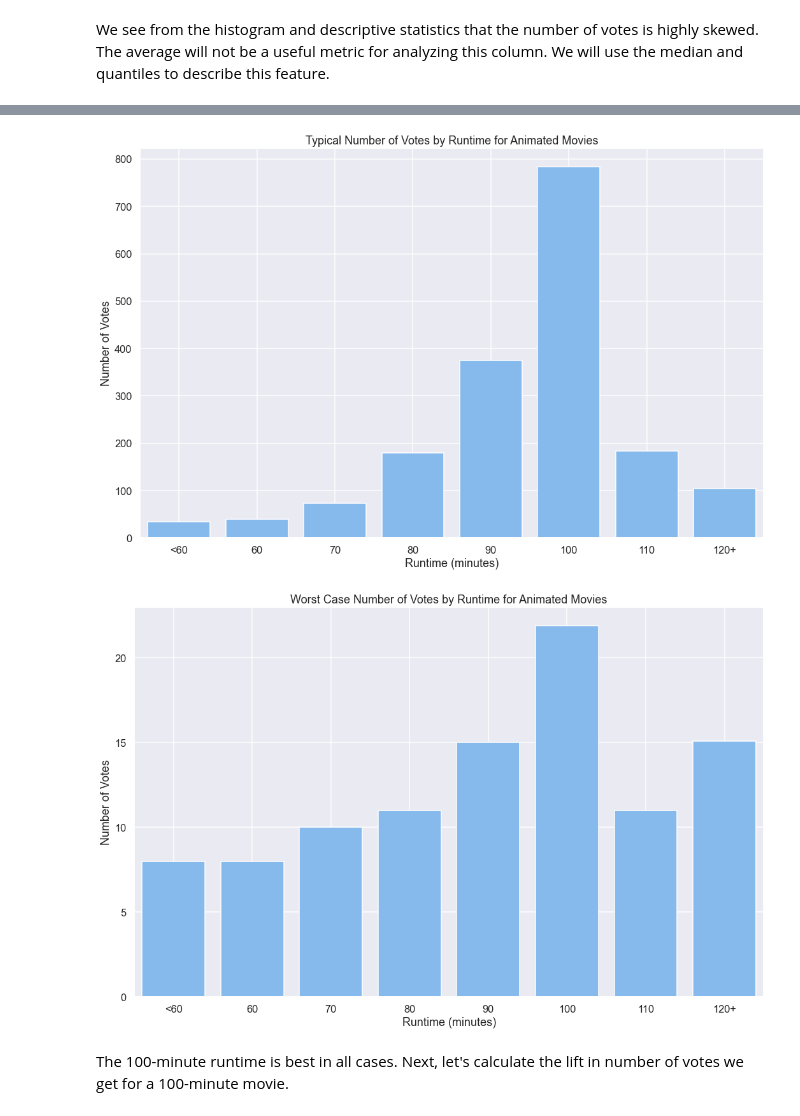
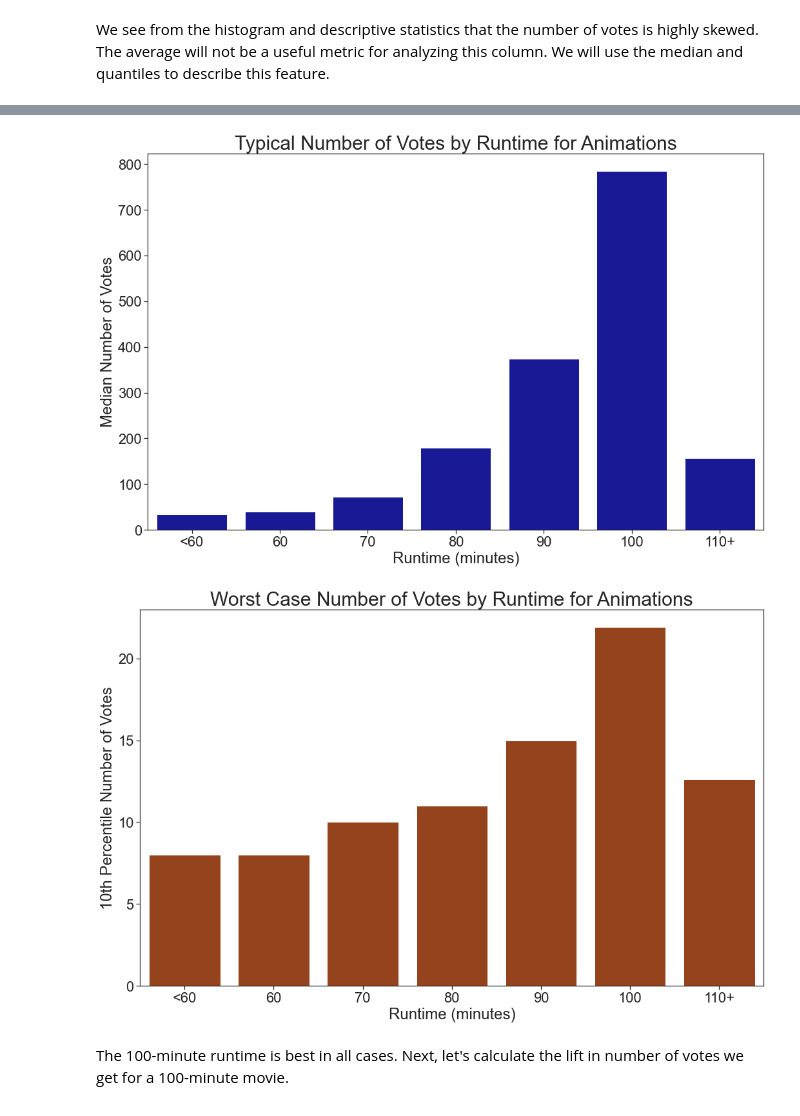
Before and after one commit to austint1121/VenusMovieAnalysis, a Jupyter notebook: Final_Notebook.ipynb, the cells around one changed output, grey strips where cells are left out. Cells and saved outputs as stored; diff of their text form; code cells hidden in the pictures.

```diff
--- a/Final_Notebook.ipynb
+++ b/Final_Notebook.ipynb
@@ -1658,5 +1705,19 @@ fig, ax = plt.subplots()
 ax.scatter(x=animated_imdb_tn['numvotes'], y=animated_imdb_tn['worldwide_ROI'])
 ax.set_xlabel('Number of Votes')
 ax.set_ylabel('ROI')
-ax.set_title('ROI by Number of Votes');
+ax.set_title('ROI by Number of Votes', fontsize=30)
+
+# set xticklabels to have ',' in the numbers
+xticklabels = [f'{tick:,.0f}' for tick in ax.get_xticks()]
+ax.set_xticklabels(xticklabels)
+
+# set yticklabels to be a %
+yticklabels = [f'{tick *100:.0f}%' for tick in ax.get_yticks()]
+ax.set_yticklabels(yticklabels)
+
+# set tight layout for saving as png
+plt.tight_layout()
+
+# save as png
+month_fig.savefig('Images/votes_roi_correlation')
 # %% [output]
@@ -1751,7 +1812,7 @@ We can see the distribution of bins above. They are relatively equal sized, exce
 # %%
 # create bins for runtime
-labels = ['<60', 60, 70, 80, 90, 100, 110, '120+']
-bins = [0, 60, 70, 80, 90, 100, 110, 120, max(animated['runtime_minutes'])]
+labels = ['<60', 60, 70, 80, 90, 100, '110+']
+bins = [0, 60, 70, 80, 90, 100, 110, max(animated['runtime_minutes'])]
 animated['runtime_bins'] = pd.cut(animated['runtime_minutes'], bins=bins, labels=labels)
 
 # take a look
@@ -1793,7 +1853,7 @@ def percentile(n):
     return percentile_
 # %%
 # create function to automate barplot creation
-def make_barplot(df, height, title, xlabel, ylabel):
+def make_barplot(df, height, title, xlabel, ylabel, color_scheme):
     # define figure/axis
     fig, ax = plt.subplots(figsize=(15,10))
 
@@ -1802,7 +1862,7 @@ def make_barplot(df, height, title, xlabel, ylabel):
         data = df,
         x = df.index,
         y = height,
-        color= 'tab:blue'
+        color= color_scheme
     )
 
     # set title and axis labels
@@ -1814,8 +1874,8 @@ def make_barplot(df, height, title, xlabel, ylabel):
     yticklabels = [f'{tick:,.0f}' for tick in ax.get_yticks()]
     ax.set_yticklabels(yticklabels)
 
-    # remove the vertical gridlines
-    ax.xaxis.grid(False)
+    # remove the gridlines
+    ax.grid(False)
 
     plt.tight_layout()
 
@@ -1851,9 +1926,6 @@ animated_rt_median_votes = create_group(animated, groups='runtime_bins', aggrega
 
 # 10th percentile votes by runtime for animation
 animated_rt_10th_votes = create_group(animated, groups='runtime_bins', aggregation=percentile(.1), sortby='numvotes')
-# %%
-# set Seaborn style
-sns.set_theme(context='talk')
 # %%
 animated_rt_90th_votes_plot = make_barplot(animated_rt_90th_votes,
                                            height='numvotes',
@@ -1867,23 +1940,25 @@ animated_rt_90th_votes_plot.savefig('animation_90th')
 # %%
 animated_rt_median_votes_plot = make_barplot(animated_rt_median_votes,
                                              height='numvotes',
-                                             title='Typical Number of Votes by Runtime for Animated Movies',
+                                             title='Typical Number of Votes by Runtime for Animations',
                                              xlabel='Runtime (minutes)',
-                                             ylabel='Number of Votes'
+                                             ylabel='Median Number of Votes',
+                                             color_scheme='#0504aa'
                                              )
 
-animated_rt_median_votes_plot.savefig('animation_median')
+animated_rt_median_votes_plot.savefig('Images/animation_median')
 # %% [output]
-[figure, old version]
+[figure, new version]
 # %%
 animated_rt_10th_votes_plot = make_barplot(animated_rt_10th_votes,
                                            height='numvotes',
-                                           title='Worst Case Number of Votes by Runtime for Animated Movies',
+                                           title='Worst Case Number of Votes by Runtime for Animations',
                                            xlabel='Runtime (minutes)',
-                                           ylabel='Number of Votes'
+                                           ylabel='10th Percentile Number of Votes',
+                                           color_scheme='#a83c09'
                                           )
-animated_rt_10th_votes_plot.savefig('animation_10th')
+animated_rt_10th_votes_plot.savefig('Images/animation_10th')
 # %% [output]
-[figure, old version]
+[figure, new version]
 # %% [markdown]
 The 100-minute runtime is best in all cases. Next, let's calculate the lift in number of votes we get for a 100-minute movie.
```
Also changed, not shown: parts of 37 cells of this notebook, 10 other files.
